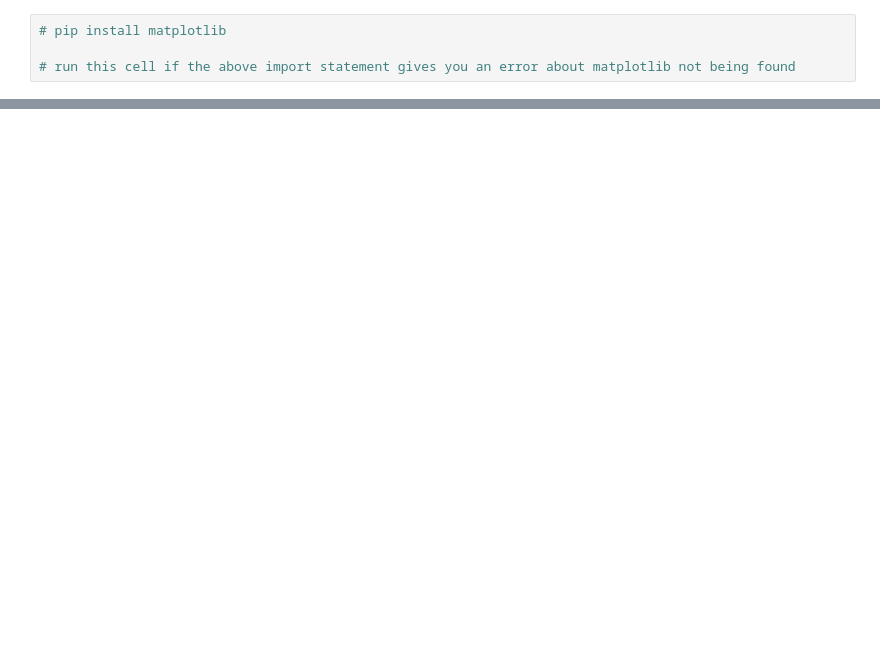
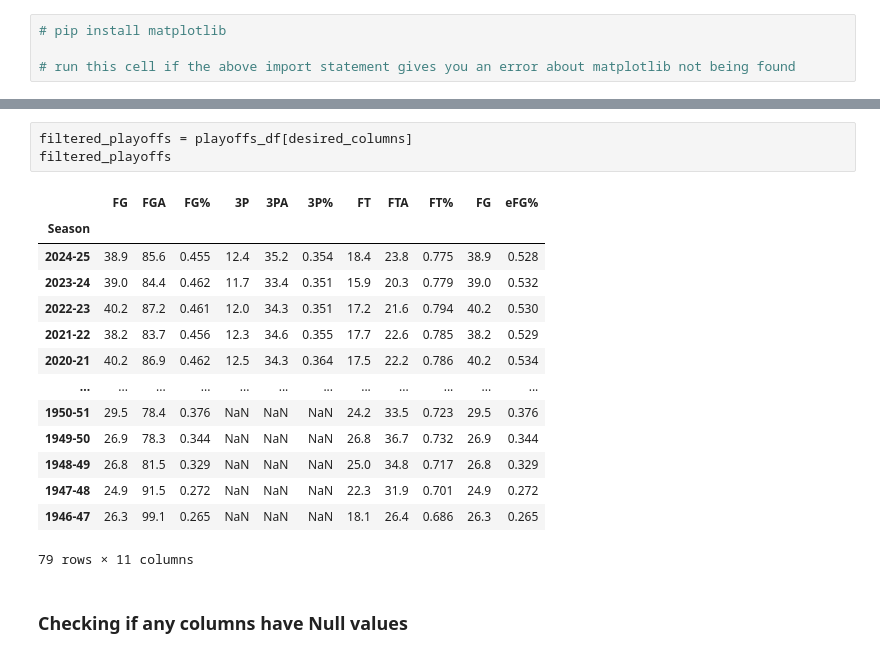
Before and after one commit to AidenLai2305/How-Have-NBA-Trends-Changed-Overtime, a Jupyter notebook: notebook.ipynb, the cells around one changed output, grey strips where cells are left out. Drawn from its saved outputs; the diff is of its cells as text; blank space fills up the shorter version.

```diff
--- a/notebook.ipynb
+++ b/notebook.ipynb
@@ -45,0 +97,20 @@ playoffs_df
+# %%
+filtered_playoffs = playoffs_df[desired_columns]
+filtered_playoffs
+# %% [output]
+|  | FG | FGA | FG% | 3P | 3PA | 3P% | FT | FTA | FT% | FG | eFG% |
+| Season |  |  |  |  |  |  |  |  |  |  |  |
+| 2024-25 | 38.9 | 85.6 | 0.455 | 12.4 | 35.2 | 0.354 | 18.4 | 23.8 | 0.775 | 38.9 | 0.528 |
+| 2023-24 | 39.0 | 84.4 | 0.462 | 11.7 | 33.4 | 0.351 | 15.9 | 20.3 | 0.779 | 39.0 | 0.532 |
+| 2022-23 | 40.2 | 87.2 | 0.461 | 12.0 | 34.3 | 0.351 | 17.2 | 21.6 | 0.794 | 40.2 | 0.530 |
+| 2021-22 | 38.2 | 83.7 | 0.456 | 12.3 | 34.6 | 0.355 | 17.7 | 22.6 | 0.785 | 38.2 | 0.529 |
+| 2020-21 | 40.2 | 86.9 | 0.462 | 12.5 | 34.3 | 0.364 | 17.5 | 22.2 | 0.786 | 40.2 | 0.534 |
+| ... | ... | ... | ... | ... | ... | ... | ... | ... | ... | ... | ... |
+| 1950-51 | 29.5 | 78.4 | 0.376 | NaN | NaN | NaN | 24.2 | 33.5 | 0.723 | 29.5 | 0.376 |
+| 1949-50 | 26.9 | 78.3 | 0.344 | NaN | NaN | NaN | 26.8 | 36.7 | 0.732 | 26.9 | 0.344 |
+| 1948-49 | 26.8 | 81.5 | 0.329 | NaN | NaN | NaN | 25.0 | 34.8 | 0.717 | 26.8 | 0.329 |
+| 1947-48 | 24.9 | 91.5 | 0.272 | NaN | NaN | NaN | 22.3 | 31.9 | 0.701 | 24.9 | 0.272 |
+| 1946-47 | 26.3 | 99.1 | 0.265 | NaN | NaN | NaN | 18.1 | 26.4 | 0.686 | 26.3 | 0.265 |
+79 rows × 11 columns
+# %% [markdown]
+### Checking if any columns have Null values
```
Also changed, not shown: parts of 18 cells of this notebook.
